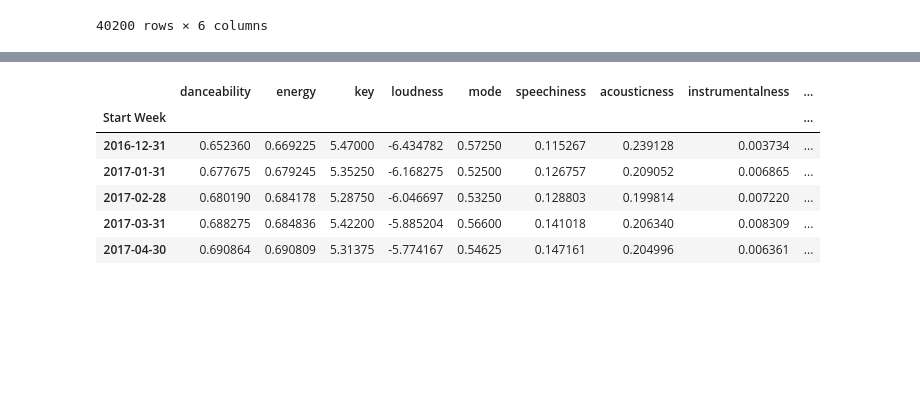
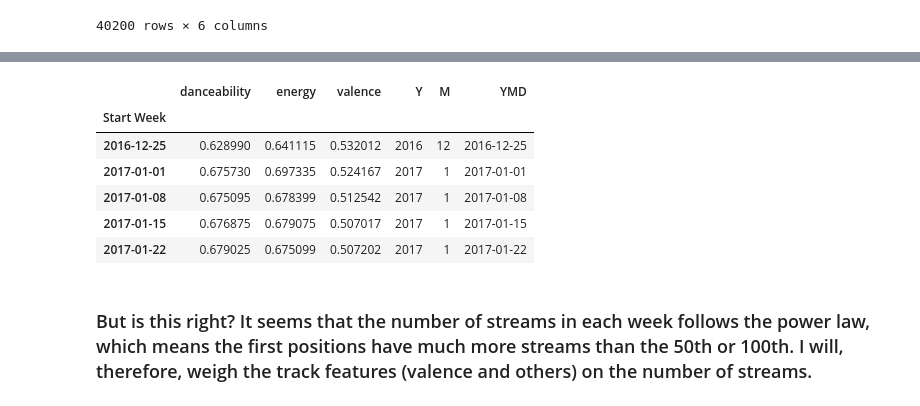
Before and after one commit to ystouthart/covid-19-nl-dashboard, a Jupyter notebook: src/ChangingMusicPreferences.ipynb, the cells around one changed output, grey strips where cells are left out. Saved outputs shown, nothing was run; the diff lists cells and outputs as text; code cells hidden in the pictures; blank space fills up the shorter version.

Commit message:
Third Phase: Added more visualizations, calculated weighted means, and other small adjustments

```diff
--- a/src/ChangingMusicPreferences.ipynb
+++ b/src/ChangingMusicPreferences.ipynb
@@ -249,23 +194,21 @@ memory usage: 7.1+ MB
 # %%
-avg_month = df[['Start Week', 'danceability', 'energy', 'key',
- 'loudness', 'mode', 'speechiness', 'acousticness',
- 'instrumentalness', 'liveness', 'valence', 'tempo',
- 'duration_ms']].groupby(pd.Grouper(key="Start Week", freq='M')).mean()
+# calculate the weekly average on the three features
+week_average = df[['Start Week', 'danceability', 'energy','valence']].groupby(pd.Grouper(key="Start Week", freq='W')).mean()
 
-avg_month["Y"] = avg_month.index.year
-avg_month["M"] = avg_month.index.month
-avg_month["D"] = avg_month.index.day
-avg_month["YMD"] = avg_month.index.date
+# add seperate features for the dates for easier computation
+week_average["Y"] = week_average.index.year
+week_average["M"] = week_average.index.month
+week_average["YMD"] = week_average.index.date
 
-avg_month.head()
+week_average.head()
 # %% [output]
-|  | danceability | energy | key | loudness | mode | speechiness | acousticness | instrumentalness | ... |
-| Start Week |  |  |  |  |  |  |  |  | ... |
-| 2016-12-31 | 0.652360 | 0.669225 | 5.47000 | -6.434782 | 0.57250 | 0.115267 | 0.239128 | 0.003734 | ... |
-| 2017-01-31 | 0.677675 | 0.679245 | 5.35250 | -6.168275 | 0.52500 | 0.126757 | 0.209052 | 0.006865 | ... |
-| 2017-02-28 | 0.680190 | 0.684178 | 5.28750 | -6.046697 | 0.53250 | 0.128803 | 0.199814 | 0.007220 | ... |
-| 2017-03-31 | 0.688275 | 0.684836 | 5.42200 | -5.885204 | 0.56600 | 0.141018 | 0.206340 | 0.008309 | ... |
-| 2017-04-30 | 0.690864 | 0.690809 | 5.31375 | -5.774167 | 0.54625 | 0.147161 | 0.204996 | 0.006361 | ... |
+|  | danceability | energy | valence | Y | M | YMD |
+| Start Week |  |  |  |  |  |  |
+| 2016-12-25 | 0.628990 | 0.641115 | 0.532012 | 2016 | 12 | 2016-12-25 |
+| 2017-01-01 | 0.675730 | 0.697335 | 0.524167 | 2017 | 1 | 2017-01-01 |
+| 2017-01-08 | 0.675095 | 0.678399 | 0.512542 | 2017 | 1 | 2017-01-08 |
+| 2017-01-15 | 0.676875 | 0.679075 | 0.507017 | 2017 | 1 | 2017-01-15 |
+| 2017-01-22 | 0.679025 | 0.675099 | 0.507202 | 2017 | 1 | 2017-01-22 |
 # %%
 import plotly.express as px
 
@@ -276 +219,3 @@ fig = px.line(avg_month, x="YMD", y="danceability", color='Y')
 fig.show()
+# %% [markdown]
+### But is this right? It seems that the number of streams in each week follows the power law, which means the first positions have much more streams than the 50th or 100th. I will, therefore, weigh the track features (valence and others) on the number of streams.
```
Also changed, not shown: parts of 25 cells of this notebook.
